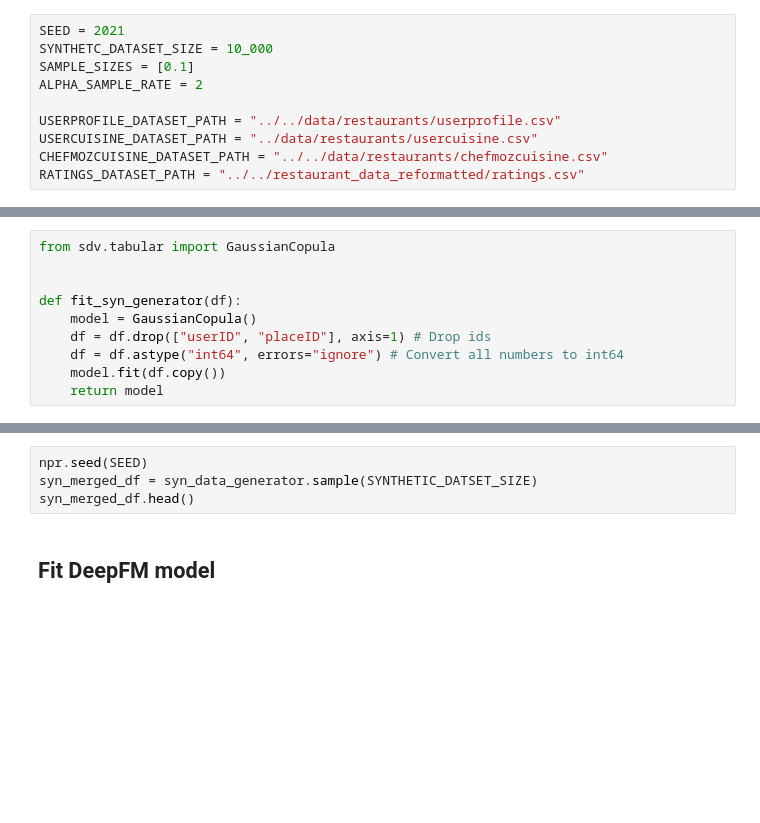
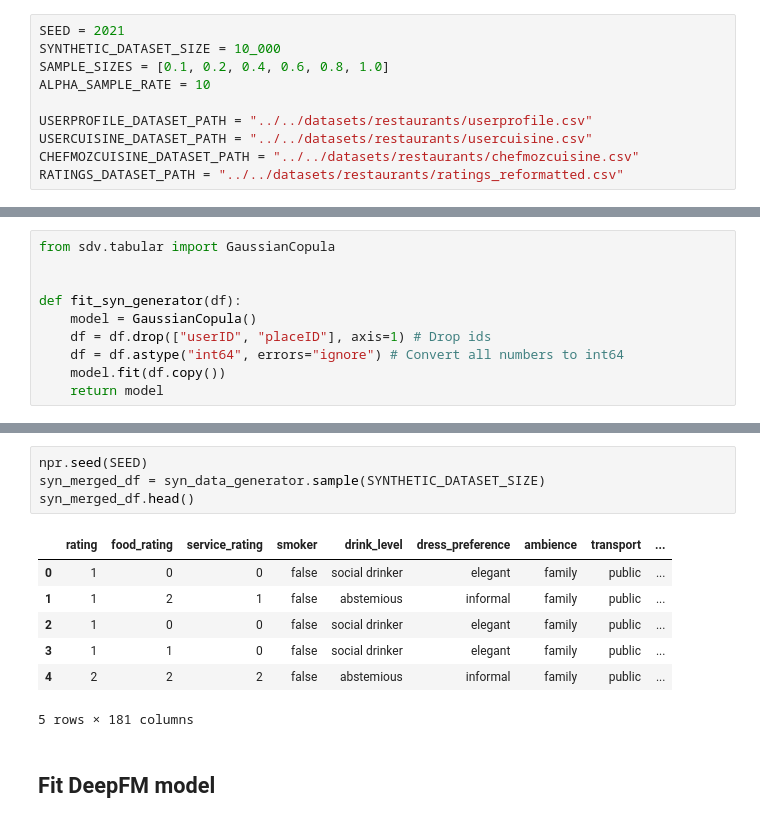
Before and after one commit to vldpro/SynEvaRec, a Jupyter notebook: notebooks/restaurants/main.ipynb, the cells around one changed output, grey strips where cells are left out. Drawn from its saved outputs; the diff is of its cells as text; blank space fills up the shorter version.

```diff
--- a/notebooks/restaurants/main.ipynb
+++ b/notebooks/restaurants/main.ipynb
@@ -10,14 +10,14 @@ if module_path not in sys.path:
     sys.path.append(module_path)
 # %%
 SEED = 2021
-SYNTHETC_DATASET_SIZE = 10_000
-SAMPLE_SIZES = [0.1]
-ALPHA_SAMPLE_RATE = 2
+SYNTHETIC_DATASET_SIZE = 10_000
+SAMPLE_SIZES = [0.1, 0.2, 0.4, 0.6, 0.8, 1.0]
+ALPHA_SAMPLE_RATE = 10
 
-USERPROFILE_DATASET_PATH = "../../data/restaurants/userprofile.csv"
-USERCUISINE_DATASET_PATH = "../data/restaurants/usercuisine.csv"
-CHEFMOZCUISINE_DATASET_PATH = "../../data/restaurants/chefmozcuisine.csv"
-RATINGS_DATASET_PATH = "../../restaurant_data_reformatted/ratings.csv"
+USERPROFILE_DATASET_PATH = "../../datasets/restaurants/userprofile.csv"
+USERCUISINE_DATASET_PATH = "../../datasets/restaurants/usercuisine.csv"
+CHEFMOZCUISINE_DATASET_PATH = "../../datasets/restaurants/chefmozcuisine.csv"
+RATINGS_DATASET_PATH = "../../datasets/restaurants/ratings_reformatted.csv"
 # %% [markdown]
 ## Load and transform restaurants data
 # %% [markdown]
@@ -90,7 +151,15 @@ syn_data_generator = fit_syn_generator(merged_df)
 # %%
 npr.seed(SEED)
-syn_merged_df = syn_data_generator.sample(SYNTHETIC_DATSET_SIZE)
+syn_merged_df = syn_data_generator.sample(SYNTHETIC_DATASET_SIZE)
 syn_merged_df.head()
+# %% [output]
+|  | rating | food_rating | service_rating | smoker | drink_level | dress_preference | ambience | transport | ... |
+| 0 | 1 | 0 | 0 | false | social drinker | elegant | family | public | ... |
+| 1 | 1 | 2 | 1 | false | abstemious | informal | family | public | ... |
+| 2 | 1 | 0 | 0 | false | social drinker | elegant | family | public | ... |
+| 3 | 1 | 1 | 0 | false | social drinker | elegant | family | public | ... |
+| 4 | 2 | 2 | 2 | false | abstemious | informal | family | public | ... |
+5 rows × 181 columns
 # %% [markdown]
 ## Fit DeepFM model
 # %%
```
Also changed, not shown: parts of 18 cells of this notebook, 2 other files.
